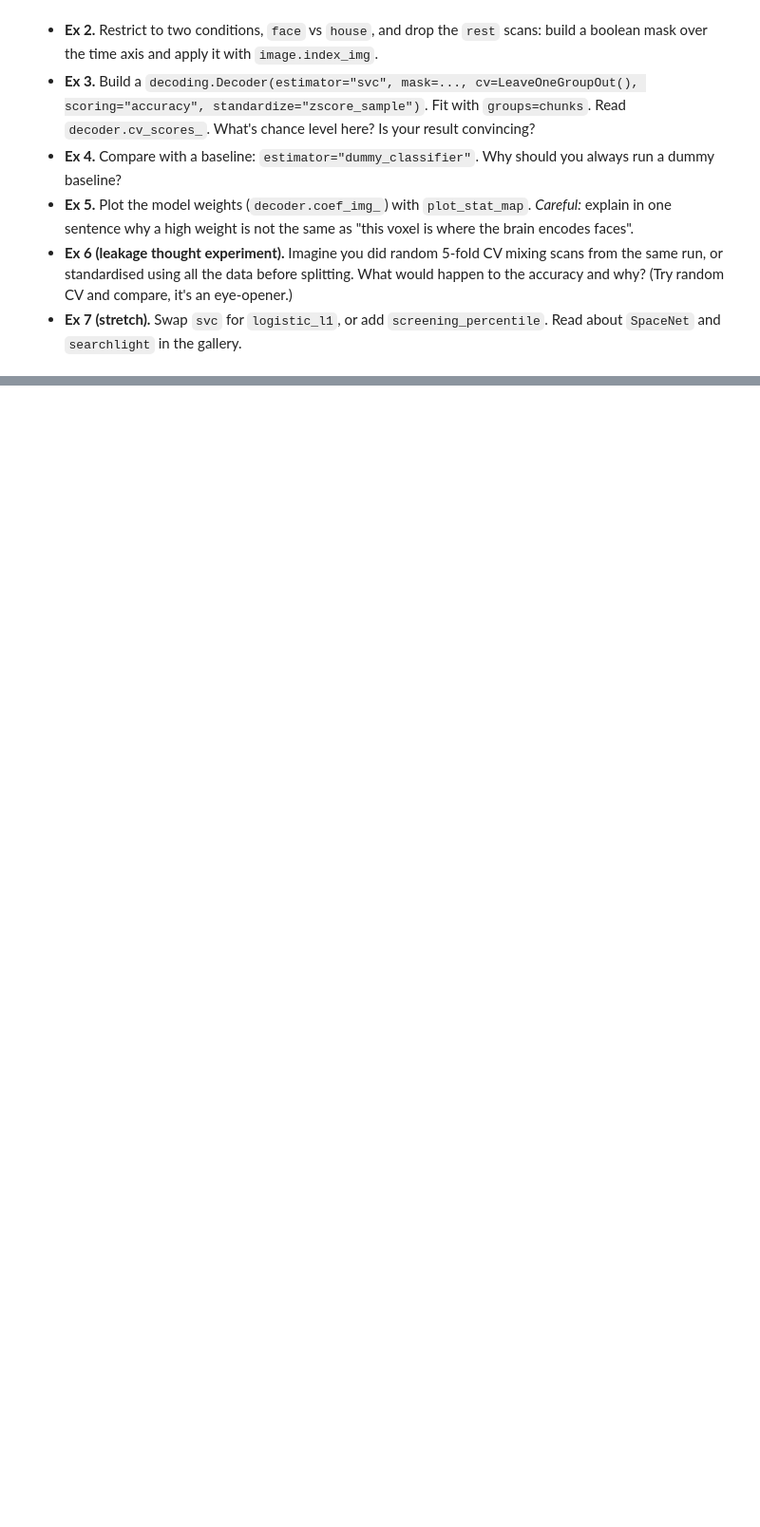
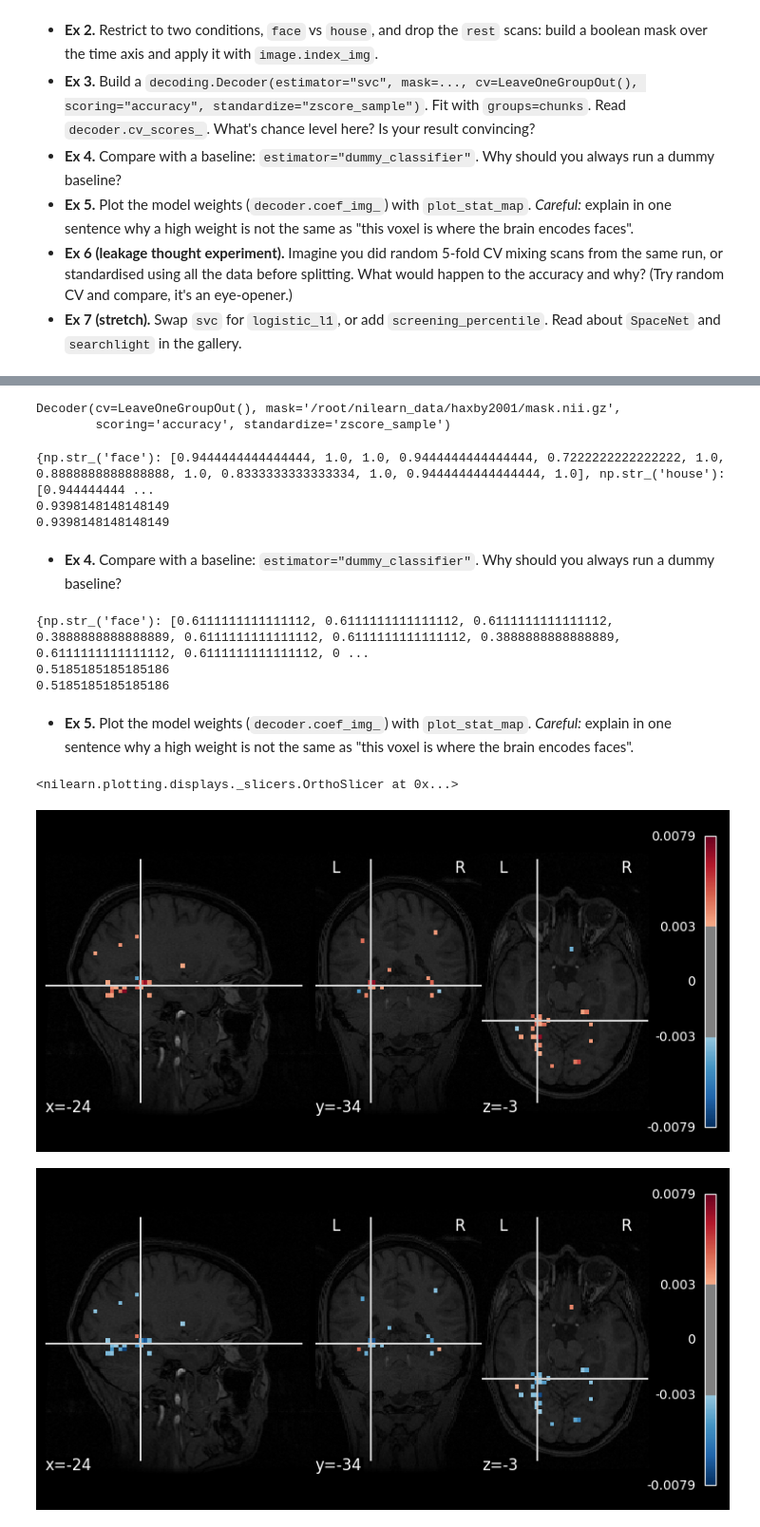
Before and after one commit to theknuckle/nilearn-crash-course, a Jupyter notebook: 04_decoding.ipynb, the cells around one changed output, grey strips where cells are left out. Shown at 95% size. Saved outputs shown, nothing was run; the diff lists cells and outputs as text; code cells hidden in the pictures; blank space fills up the shorter version.

Commit message:
Complete decoding

```diff
--- a/04_decoding.ipynb
+++ b/04_decoding.ipynb
@@ -32,2 +66,3 @@ print(labels.head()); print(labels["labels"].value_counts())
 # %%
-# Ex 2
+filtered_labels = labels[(labels["labels"] == "face") | (labels["labels"] == "house")]
+print(filtered_labels)
@@ -33,0 +84,3 @@ print(labels.head()); print(labels["labels"].value_counts())
+# %%
+filtered_img = nilearn.image.index_img(haxby.func[0], np.array(filtered_labels.index))
+print(filtered_img.shape)
@@ -34,6 +91,40 @@ print(labels.head()); print(labels["labels"].value_counts())
 # %%
-# Ex 3
+svc_decoder = decoding.Decoder(estimator="svc", mask=haxby.mask, cv=LeaveOneGroupOut(), scoring="accuracy", standardize="zscore_sample")
+svc_decoder.fit(filtered_img, filtered_labels["labels"], groups=filtered_labels["chunks"])
+# %% [output]
+Decoder(cv=LeaveOneGroupOut(), mask='/root/nilearn_data/haxby2001/mask.nii.gz',
+        scoring='accuracy', standardize='zscore_sample')
+# %%
+print(svc_decoder.cv_scores_)
+print(np.mean(svc_decoder.cv_scores_['face']))
+print(np.mean(svc_decoder.cv_scores_['house']))
+#Chance in a binary with evenly weighted samples would be .5. I'm getting .94, which is far above chance.
+# %% [output]
+{np.str_('face'): [0.9444444444444444, 1.0, 1.0, 0.9444444444444444, 0.7222222222222222, 1.0, 0.8888888888888888, 1.0, 0.8333333333333334, 1.0, 0.9444444444444444, 1.0], np.str_('house'): [0.944444444 ...
+0.9398148148148149
+0.9398148148148149
+# %% [markdown]
+- **Ex 4.** Compare with a baseline: `estimator="dummy_classifier"`. Why should you always run a dummy baseline?
 # %%
-# Ex 4
+dummy_decoder = decoding.Decoder(estimator="dummy_classifier", mask=haxby.mask, cv=LeaveOneGroupOut(), scoring="accuracy", standardize="zscore_sample")
+dummy_decoder.fit(filtered_img, filtered_labels["labels"], groups=filtered_labels["chunks"])
+print(dummy_decoder.cv_scores_)
+print(np.mean(dummy_decoder.cv_scores_['face']))
+print(np.mean(dummy_decoder.cv_scores_['house']))
+#To verify that your results are far above chance
+# %% [output]
+{np.str_('face'): [0.6111111111111112, 0.6111111111111112, 0.6111111111111112, 0.3888888888888889, 0.6111111111111112, 0.6111111111111112, 0.3888888888888889, 0.6111111111111112, 0.6111111111111112, 0 ...
+0.5185185185185186
+0.5185185185185186
+# %% [markdown]
+- **Ex 5.** Plot the model weights (`decoder.coef_img_`) with `plot_stat_map`. *Careful:* explain in one sentence why a high weight is not the same as "this voxel is where the brain encodes faces".
 # %%
-# Ex 5
+nilearn.plotting.plot_stat_map(svc_decoder.coef_img_["face"], bg_img=haxby.anat[0], threshold=0.003)
+nilearn.plotting.plot_stat_map(svc_decoder.coef_img_["house"], bg_img=haxby.anat[0], threshold=0.003)
+#This is simply comparing two different labels.
+#This weight would be "these voxels are more important to classifying 'face' as opposed to 'house'",
+#not, "this is where face is encoded".
+# %% [output]
+<nilearn.plotting.displays._slicers.OrthoSlicer at 0x...>
+[figure, added]
+[figure, added]
```
Also changed, not shown: parts of 11 cells of this notebook.
